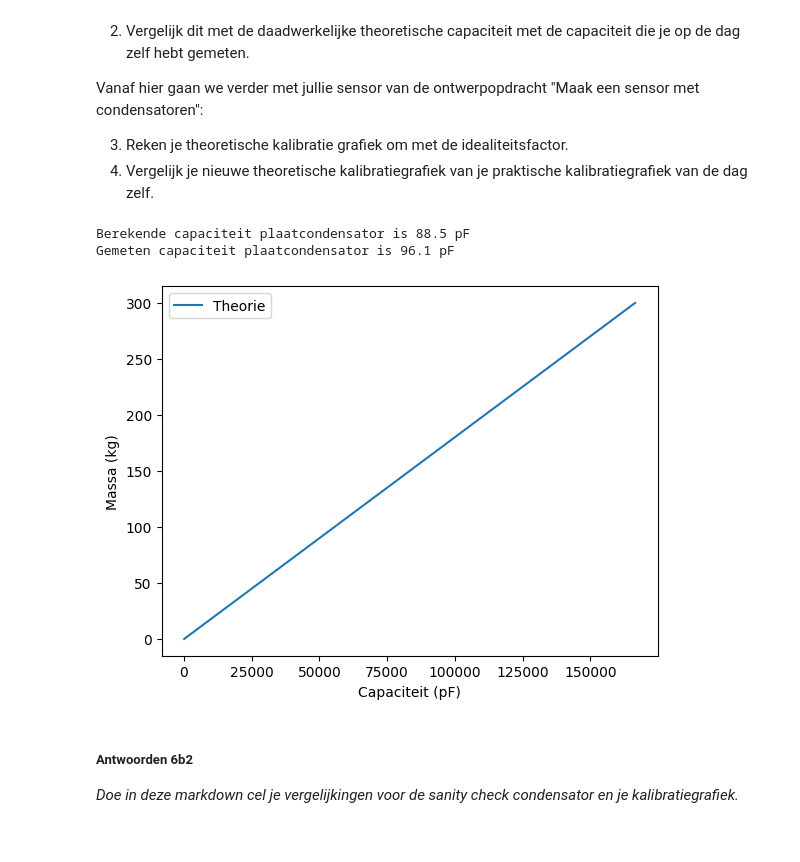
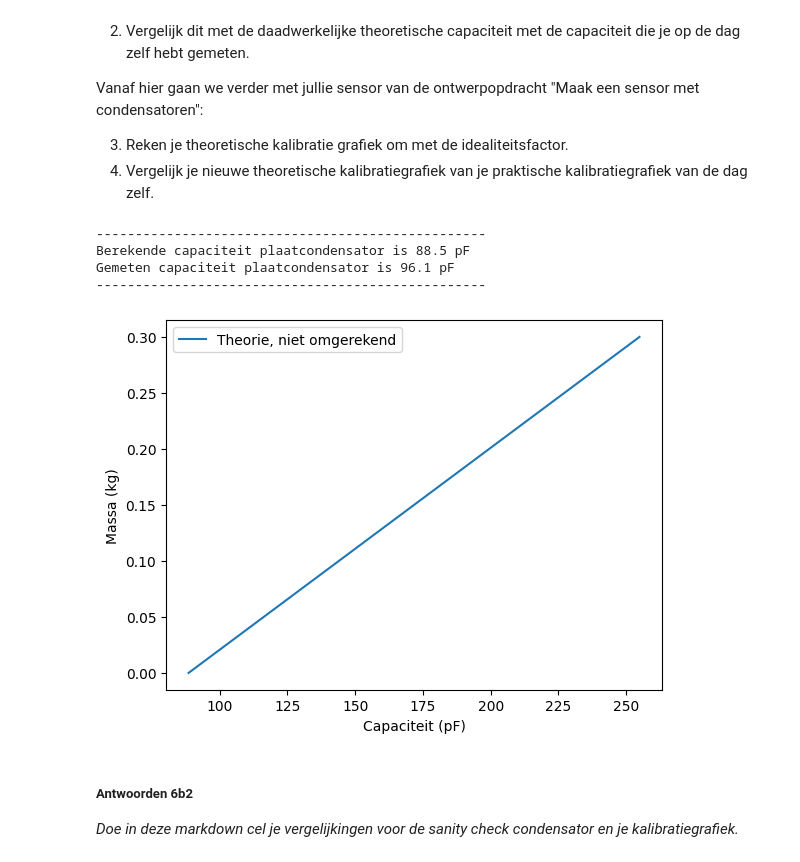
Before and after one commit to florisdekker148-bit/Floris-opdrachten-DEF-D, a Jupyter notebook: DigitaleOntwerpopdrachten/1CondensatorOpdracht/CondensatorOntwerpopdracht.ipynb, the cells around one changed output. Drawn from its saved outputs; the diff is of its cells as text; code cells hidden in the pictures.

Commit message:
print netjes

```diff
--- a/DigitaleOntwerpopdrachten/1CondensatorOpdracht/CondensatorOntwerpopdracht.ipynb
+++ b/DigitaleOntwerpopdrachten/1CondensatorOpdracht/CondensatorOntwerpopdracht.ipynb
@@ -860,50 +860,63 @@ Vanaf hier gaan we verder met jullie sensor van de ontwerpopdracht "Maak een sen
 # %%
 # Schrijf hier jouw code die de vlakke plaat capaciteit omschrijft naar de werkelijke capaciteit
 
+#VRAGEN 1 EN 2
 epsilon_0 = 8.85*1e-12
 epsilon_lucht = 1.00056
 A = 1e-2
 d = 1e-3
-
 
 def capaciteittheorie(epsilon_r, A, d):
     C_plaat = epsilon_0 * epsilon_r * A/d *1e12
     return C_plaat
 
 theoretische_C = capaciteittheorie(epsilon_lucht, A, d)
 gemeten_C = 96.1
 
+print("-" * 50)
 print(f"Berekende capaciteit plaatcondensator is {theoretische_C:.1f} pF")
 print(f"Gemeten capaciteit plaatcondensator is {gemeten_C:.1f} pF")
+print("-" * 50)
 
 
-# def C_niet_ideaal(#relevante parameters):
-    # Jouw berekeningen
+#VRAGEN 3 EN 4
 
 g = 9.812
 epsilon_plaat = 15.33
-m_waardes_voor_plot = np.linspace(0, 300, 100)
+m_waardes_voor_plot = np.linspace(0, 300*1e-3, 100)
 gefitte_veerconstante = 224.27
 
-metingen_m_array = np.array([0,103,113.6,128.1,154,165,219.7,233.3])*1e-3
-metingen_f_array = np.array([127.2,87.1,75.8,69.2,59.5,57.1,52.6,52.1])*1e-12
 
+#THEORIE
 def C_meting_theorie(m, veerconstante):
     u = ((m) * g)/(-veerconstante)
     C = epsilon_0 * (10 * u * epsilon_lucht + (1-10 * u * epsilon_plaat)) * (A / d)
     return C
 
+#OMREKENEN MET IDEALITEITSFACTOR
+
+
+
+#PRAKTIJK
+metingen_m_array = np.array([0,103,113.6,128.1,154,165,219.7,233.3])*1e-3
+metingen_f_array = np.array([127.2,87.1,75.8,69.2,59.5,57.1,52.6,52.1])*1e-12
+
+
+#PLOTTEN
 plt.figure()
 plt.plot(C_meting_theorie(m_waardes_voor_plot, gefitte_veerconstante)*1e12,
-         m_waardes_voor_plot, label="Theorie")
+         m_waardes_voor_plot, label="Theorie, niet omgerekend")
+#plt.plot(HIER DE NIEUWE PLOT, label="Theorie, wel omgerekend")
 plt.xlabel("Capaciteit (pF)")
 plt.ylabel("Massa (kg)")
 plt.legend()
 plt.show()
 # %% [output]
+--------------------------------------------------
 Berekende capaciteit plaatcondensator is 88.5 pF
 Gemeten capaciteit plaatcondensator is 96.1 pF
+--------------------------------------------------
-[figure, old version]
+[figure, new version]
 # %% [markdown]
 ##### Antwoorden 6b2
 
```
